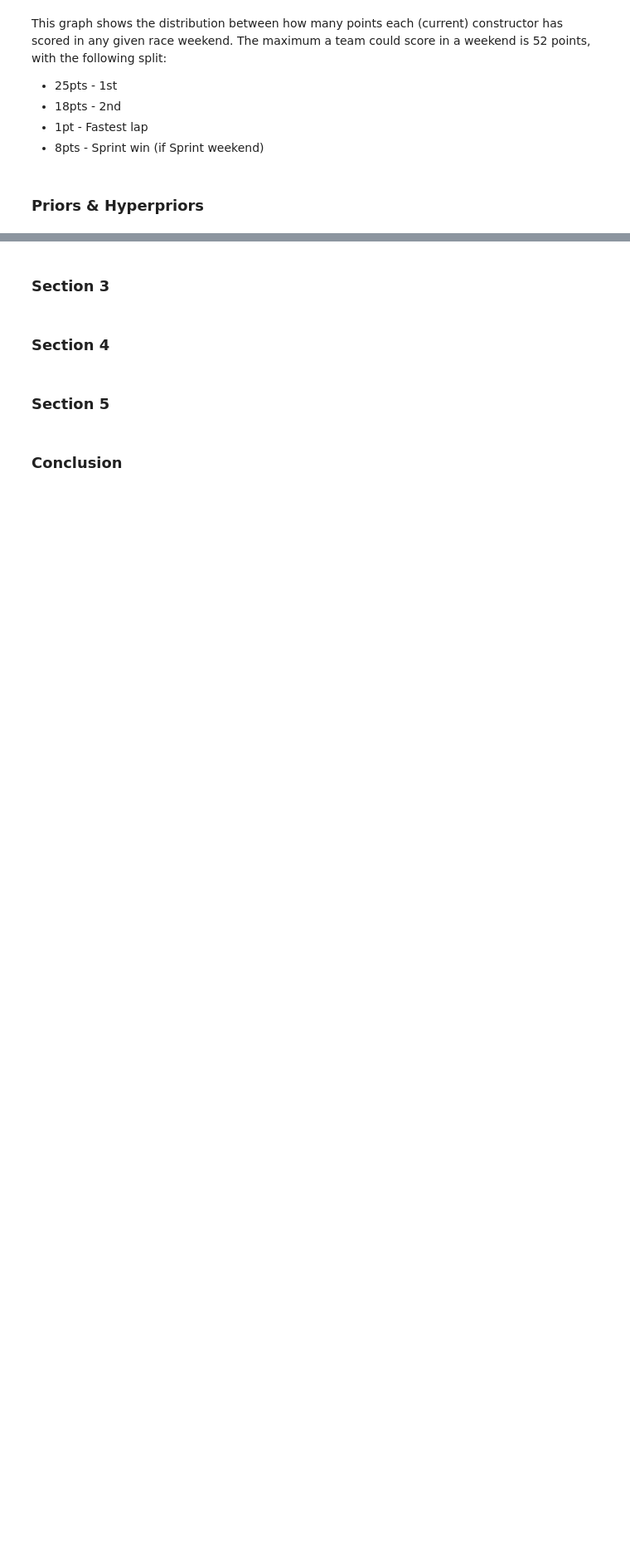
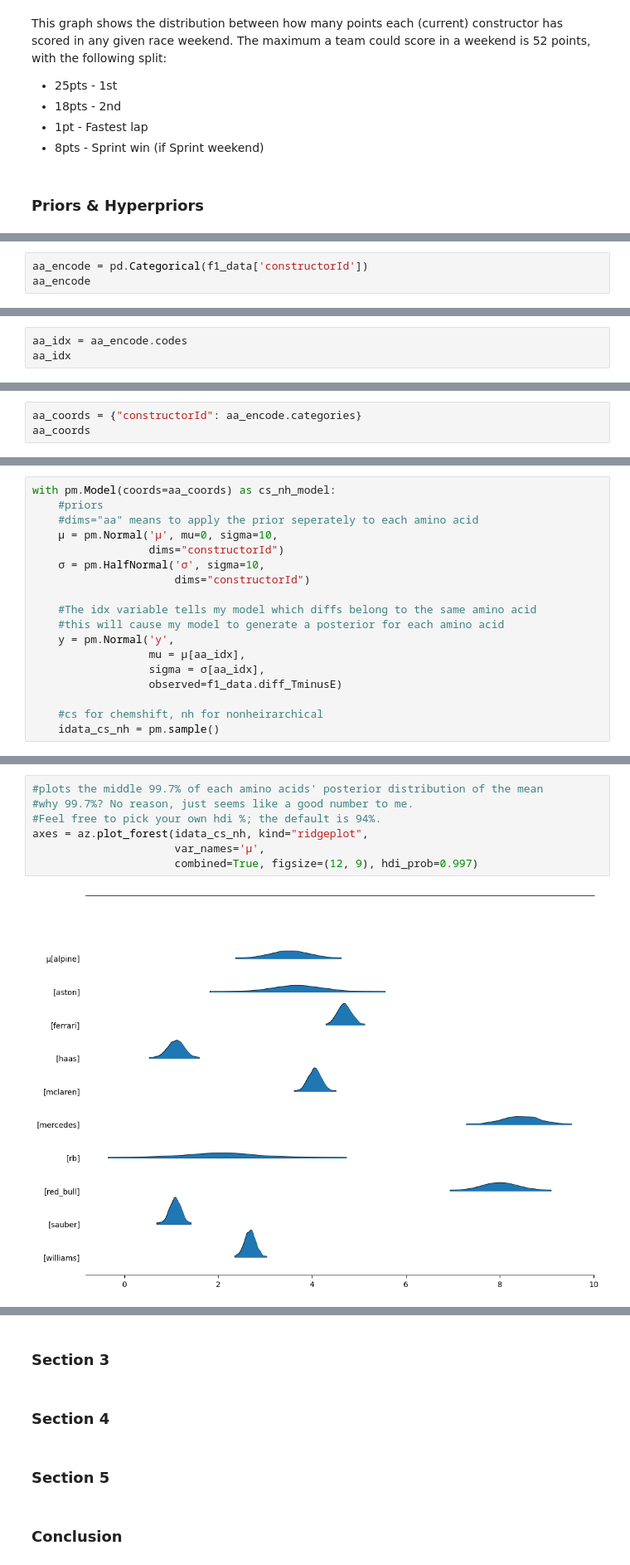
Before and after one commit to blortle-dev/data-science-lasa, a Jupyter notebook: Unit 4/ColiDicaU4Proj.ipynb, the cells around one changed output, grey strips where cells are left out. Shown at 83% size. Saved outputs shown, nothing was run; the diff lists cells and outputs as text; blank space fills up the shorter version.

```diff
--- a/Unit 4/ColiDicaU4Proj.ipynb
+++ b/Unit 4/ColiDicaU4Proj.ipynb
@@ -35,0 +76,3 @@ This graph shows the distribution between how many points each (current) constru
+# %%
+aa_encode = pd.Categorical(f1_data['constructorId'])
+aa_encode
@@ -35,0 +84,3 @@ This graph shows the distribution between how many points each (current) constru
+# %%
+aa_idx = aa_encode.codes
+aa_idx
@@ -35,0 +89,3 @@ This graph shows the distribution between how many points each (current) constru
+# %%
+aa_coords = {"constructorId": aa_encode.categories}
+aa_coords
@@ -35,0 +96,18 @@ This graph shows the distribution between how many points each (current) constru
+# %%
+with pm.Model(coords=aa_coords) as cs_nh_model:
+    #priors
+    #dims="aa" means to apply the prior seperately to each amino acid
+    μ = pm.Normal('μ', mu=0, sigma=10,
+                  dims="constructorId")
+    σ = pm.HalfNormal('σ', sigma=10,
+                      dims="constructorId")
+
+    #The idx variable tells my model which diffs belong to the same amino acid
+    #this will cause my model to generate a posterior for each amino acid
+    y = pm.Normal('y',
+                  mu = μ[aa_idx],
+                  sigma = σ[aa_idx],
+                  observed=f1_data.diff_TminusE)
+
+    #cs for chemshift, nh for nonheirarchical
+    idata_cs_nh = pm.sample()
@@ -35,0 +119,9 @@ This graph shows the distribution between how many points each (current) constru
+# %%
+#plots the middle 99.7% of each amino acids' posterior distribution of the mean
+#why 99.7%? No reason, just seems like a good number to me.
+#Feel free to pick your own hdi %; the default is 94%.
+axes = az.plot_forest(idata_cs_nh, kind="ridgeplot",
+                      var_names='μ',
+                      combined=True, figsize=(12, 9), hdi_prob=0.997)
+# %% [output]
+[figure, added]
```
Also changed, not shown: parts of 13 cells of this notebook.
